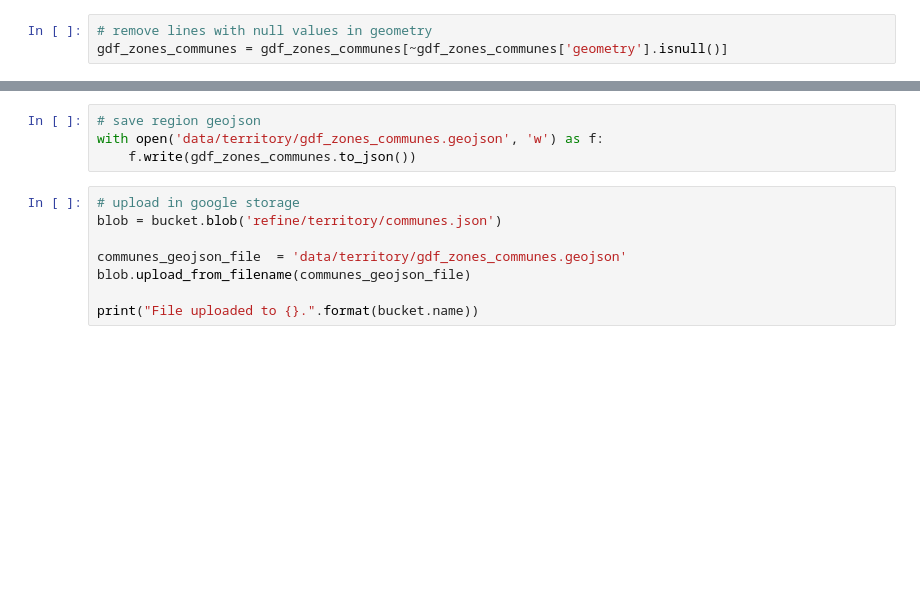
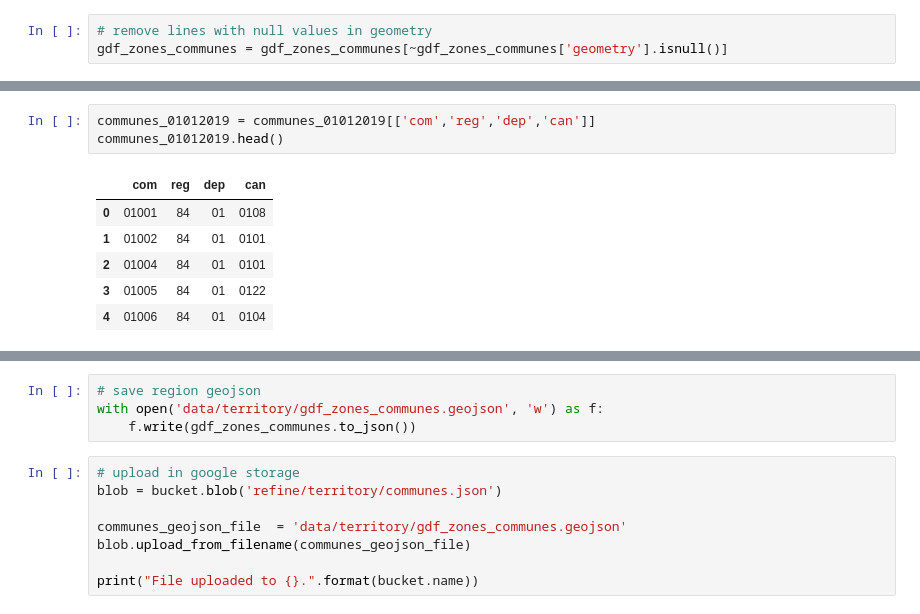
Before and after one commit to S-AI-F/OpenGeoKPI-GCP, a Jupyter notebook: refine-territory-raw-data.ipynb, the cells around one changed output, grey strips where cells are left out. Cells and saved outputs as stored; diff of their text form; blank space fills up the shorter version.

```diff
--- a/refine-territory-raw-data.ipynb
+++ b/refine-territory-raw-data.ipynb
@@ -168,0 +180,10 @@ gdf_zones_communes = gdf_zones_communes[~gdf_zones_communes['geometry'].isnull()
+# %%
+communes_01012019 = communes_01012019[['com','reg','dep','can']]
+communes_01012019.head()
+# %% [output]
+|  | com | reg | dep | can |
+| 0 | 01001 | 84 | 01 | 0108 |
+| 1 | 01002 | 84 | 01 | 0101 |
+| 2 | 01004 | 84 | 01 | 0101 |
+| 3 | 01005 | 84 | 01 | 0122 |
+| 4 | 01006 | 84 | 01 | 0104 |
```
Also changed, not shown: parts of 15 cells of this notebook.
